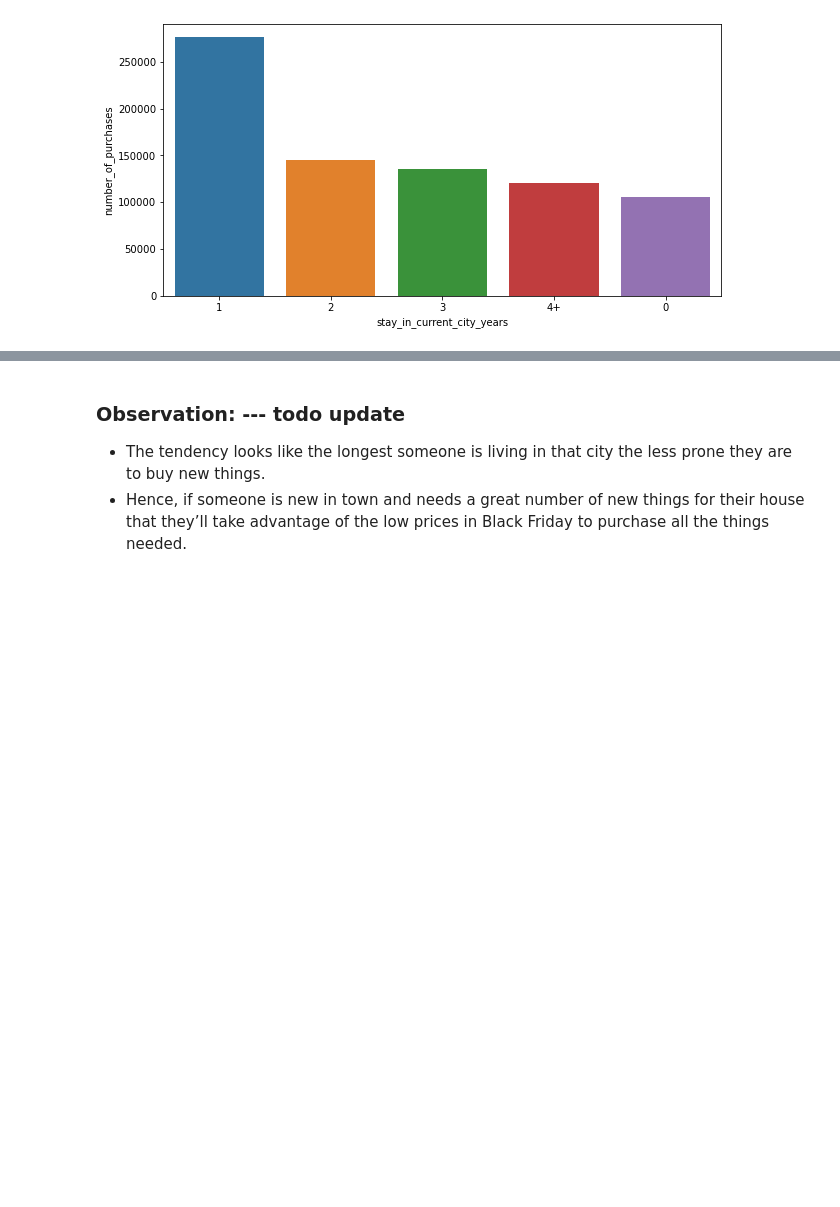
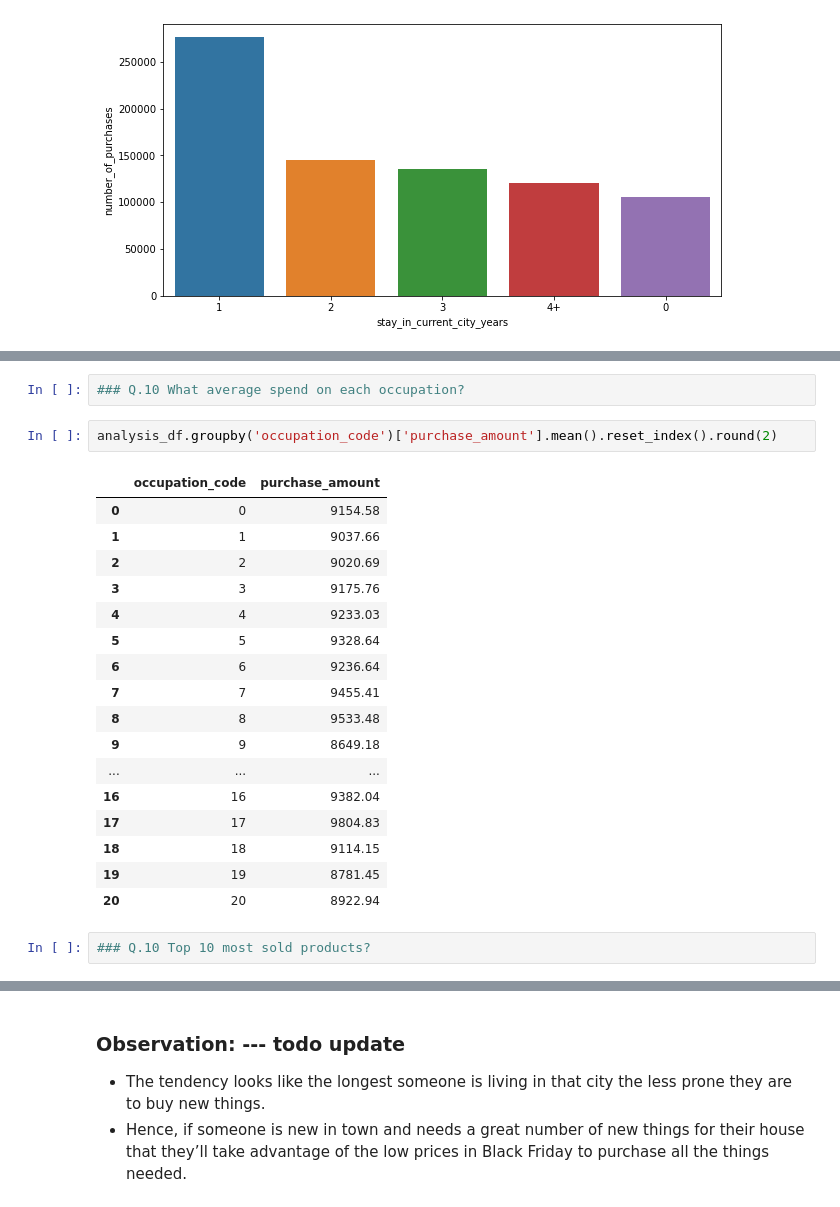
Before and after one commit to kirandhasade/Black_Friday_Analysis, a Jupyter notebook: Black friday.ipynb, the cells around one changed output, grey strips where cells are left out. Cells and saved outputs as stored; diff of their text form; blank space fills up the shorter version.

```diff
--- a/Black friday.ipynb
+++ b/Black friday.ipynb
@@ -478,0 +499,24 @@ analysis_df.nlargest(10, 'purchase_amount').product_id.reset_index()
+# %%
+### Q.10 What average spend on each occupation?
+# %%
+analysis_df.groupby('occupation_code')['purchase_amount'].mean().reset_index().round(2)
+# %% [output]
+|  | occupation_code | purchase_amount |
+| 0 | 0 | 9154.58 |
+| 1 | 1 | 9037.66 |
+| 2 | 2 | 9020.69 |
+| 3 | 3 | 9175.76 |
+| 4 | 4 | 9233.03 |
+| 5 | 5 | 9328.64 |
+| 6 | 6 | 9236.64 |
+| 7 | 7 | 9455.41 |
+| 8 | 8 | 9533.48 |
+| 9 | 9 | 8649.18 |
+| ... | ... | ... |
+| 16 | 16 | 9382.04 |
+| 17 | 17 | 9804.83 |
+| 18 | 18 | 9114.15 |
+| 19 | 19 | 8781.45 |
+| 20 | 20 | 8922.94 |
+# %%
+### Q.10 Top 10 most sold products?
```
Also changed, not shown: parts of 68 cells of this notebook.
